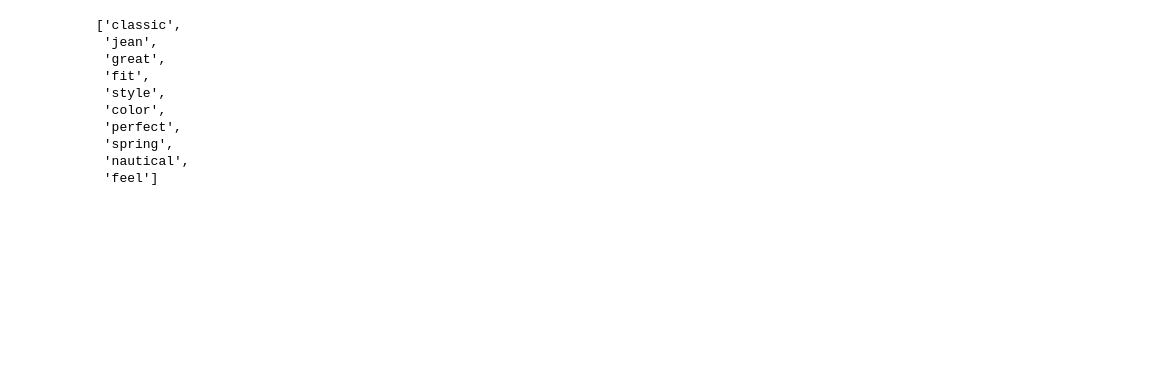
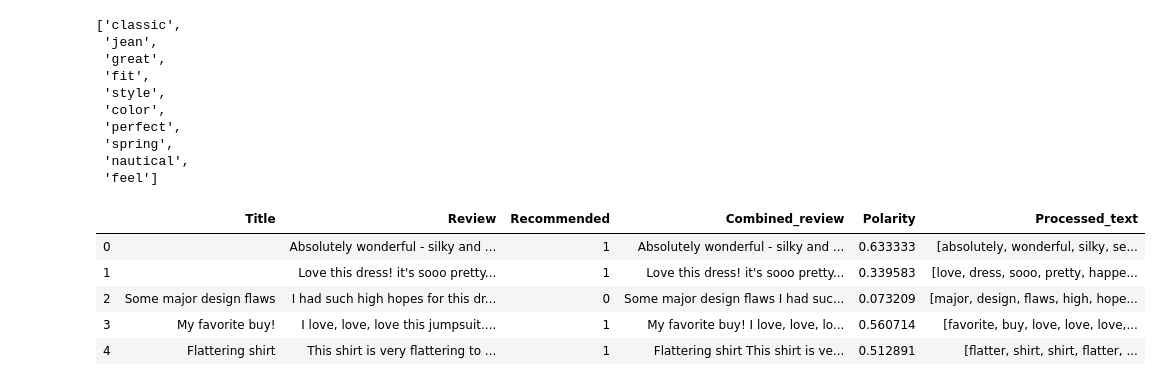
Before and after one commit to theresa-w/Machine_Learning_Project_1, a Jupyter notebook: final-Theresa-Wang.ipynb, the cells around one changed output. Drawn from its saved outputs; the diff is of its cells as text; code cells hidden in the pictures; blank space fills up the shorter version.

```diff
--- a/final-Theresa-Wang.ipynb
+++ b/final-Theresa-Wang.ipynb
@@ -141,6 +141,3 @@ Number of neutrual reviews: 897
 Number of negative reviews: 1181
 # %% [markdown]
 ### Data Preprocessing
-# %%
-text = TextBlob(df_recommended.Combined_review[5833].lower()).words
-print(df_recommended.Combined_review[5833])
@@ -236,3 +196,13 @@ text_processing(df_recommended.Combined_review[5833])
  'spring',
  'nautical',
  'feel']
+# %%
+df_recommended['Processed_text'] = df_recommended.Combined_review.apply(text_processing)
+df_recommended.head()
+# %% [output]
+|  | Title | Review | Recommended | Combined_review | Polarity | Processed_text |
+| 0 |  | Absolutely wonderful - silky and ... | 1 | Absolutely wonderful - silky and ... | 0.633333 | [absolutely, wonderful, silky, se... |
+| 1 |  | Love this dress! it's sooo pretty... | 1 | Love this dress! it's sooo pretty... | 0.339583 | [love, dress, sooo, pretty, happe... |
+| 2 | Some major design flaws | I had such high hopes for this dr... | 0 | Some major design flaws I had suc... | 0.073209 | [major, design, flaws, high, hope... |
+| 3 | My favorite buy! | I love, love, love this jumpsuit.... | 1 | My favorite buy! I love, love, lo... | 0.560714 | [favorite, buy, love, love, love,... |
+| 4 | Flattering shirt | This shirt is very flattering to ... | 1 | Flattering shirt This shirt is ve... | 0.512891 | [flatter, shirt, shirt, flatter, ... |
```
Also changed, not shown: parts of 8 cells of this notebook.
